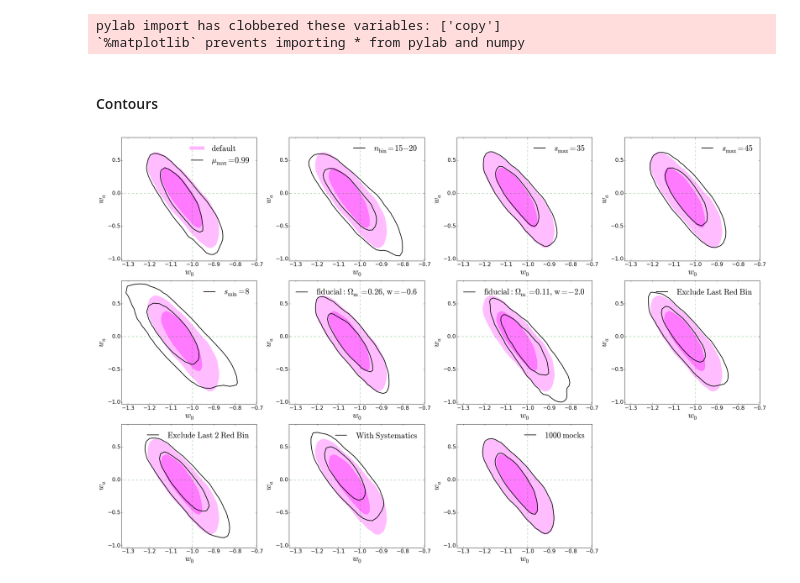
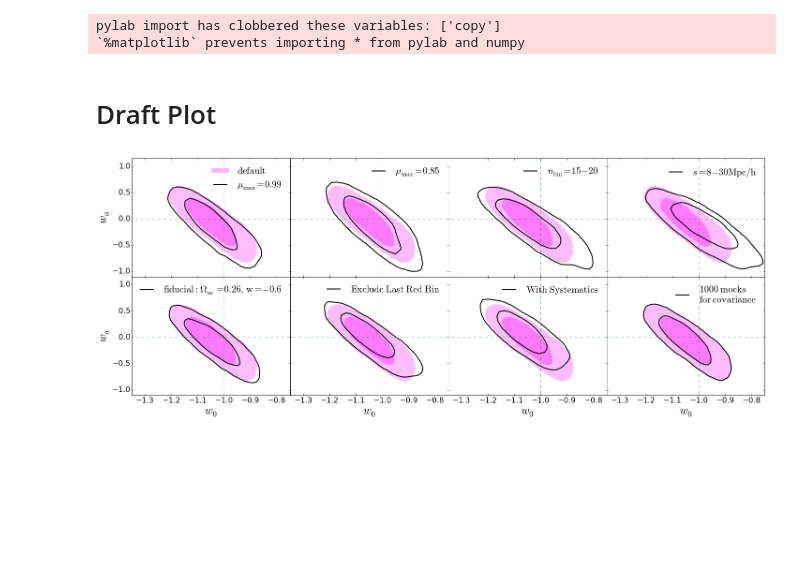
Before and after one commit to xiaodongli1986/2PCF_AP, a Jupyter notebook: 6.Plot_Contour_VIP_Tests.ipynb, the cells around one changed output. Cells and saved outputs as stored; diff of their text form; code cells hidden in the pictures; blank space fills up the shorter version.

```diff
--- a/6.Plot_Contour_VIP_Tests.ipynb
+++ b/6.Plot_Contour_VIP_Tests.ipynb
@@ -8,5 +9,3 @@ WARNING:
 Populating the interactive namespace from numpy and matplotlib
 pylab import has clobbered these variables: ['copy']
 `%matplotlib` prevents importing * from pylab and numpy
-# %% [markdown]
-#### Contours
@@ -58,3 +12,5 @@ suffix_label_list0 = [
+# %% [markdown]
+# Draft Plot
 # %%
 ip1 = 3; ip2 = 4; maxip = max(ip1,ip2); minip = min(ip1,ip2)
 
@@ -70,7 +26,7 @@ suffix_label_list = [
                 #['__base1omws_om0.2600_w-1.0000_mumax0.98','$\\rm \mu_{\\rm max}=0.98$'],
                 #['__base1omws_om0.2600_w-1.0000_mumax0.95','$\\rm \mu_{\\rm max}=0.95$'],
                 #['__base1omws_om0.2600_w-1.0000_mumax0.90','$\\rm \mu_{\\rm max}=0.90$'],
-                #['__base1omws_om0.2600_w-1.0000_mumax0.85','$\\rm \mu_{\\rm max}=0.85$'],
+                ['__base1omws_om0.2600_w-1.0000_mumax0.85','$\\rm \mu_{\\rm max}=0.85$'],
                 #['__base1omws_om0.2600_w-1.0000_mumax0.6','$\\rm \mu_{\\rm max}=0.60$'],
                 #['__base1omws_om0.2600_w-1.0000_mumax0.70','$\\rm \mu_{\\rm max}=0.70$'],
                 #['__base1omws_om0.2600_w-1.0000_mumax0.50','$\\rm \mu_{\\rm max}=0.50$'],
@@ -82,15 +38,17 @@ suffix_label_list = [
                 ##['__base1omws_om0.2600_w-1.0000_nbins30to35','$n_{\\rm bin}=30-35$'],
                 ##['__base1omws_om0.2600_w-1.0000_nbins35to40','$n_{\\rm bin}=35-40$'],
                 #['__base1omws_om0.2600_w-1.0000_smax30','$s_{\\rm max}=30$'],
-                ['__base1omws_om0.2600_w-1.0000_smax35','$s_{\\rm max}=35$'],
+                #['__base1omws_om0.2600_w-1.0000_smax35','$s_{\\rm max}=35$'],
                 #['__base1omws_om0.2600_w-1.0000_smax40','$s_{\\rm max}=40$'],
-                ['__base1omws_om0.2600_w-1.0000_smax45','$s_{\\rm max}=45$'],
+                #['__base1omws_om0.2600_w-1.0000_smax45','$s_{\\rm max}=45$'],
                 #['__base1omws_om0.2600_w-1.0000_smax50','$s_{\\rm max}=50$'],
                 #['__base1omws_om0.2600_w-1.0000_smin4_nbin15to20','$s_{\\rm min}=4,\ n_{\\rm bin}=15-20$'],
                 #['__base1omws_om0.2600_w-1.0000_smin5_nbin15to20','$s_{\\rm min}=5,\ n_{\\rm bin}=15-20$'],
                 #['__base1omws_om0.2600_w-1.0000_smin7_nbins20to25','$s_{\\rm min}=7,\ n_{\\rm bin}=20-25$'],
                 #['__base1omws_om0.2600_w-1.0000_smin8_nbin15to20','$s_{\\rm min}=8,\ n_{\\rm bin}=15-20$'],
-                ['__base1omws_om0.2600_w-1.0000_smin8_nbins20to25','$s_{\\rm min}=8$'],
+                #['__base1omws_om0.2600_w-1.0000_smin8_nbins20to25','$s_{\\rm min}=8$'],
+                ['__base1omws_om0.2600_w-1.0000_r8to30','$s=8-30 \\rm Mpc/h$'],
+                #['__base1omws_om0.2600_w-1.0000_smax50','$s=6-50 \\rm Mpc/h$'],
                 #['__base1omws_om0.2600_w-1.0000_smin10_nbin15to20','$s_{\\rm min}=10,\ n_{\\rm bin}=15-20$'],
                 #['__base1omws_om0.2600_w-1.0000_smin15_nbin15to20','$s_{\\rm min}=15,\ n_{\\rm bin}=15-20$'],
                 #['__base1omws_om0.3100_w-1.0000','$\\rm fiducial:\\ \Omega_m=0.31,\\ w=-1.0$'],
@@ -99,10 +57,10 @@ suffix_label_list = [
                 ['__base1omws_om0.2600_w-0.6000','$\\rm fiducial:\\ \Omega_m=0.26,\\ w=-0.6$'],
                 #['__base1omws_om0.3100_w-1.4000','$\\rm fiducial:\\ \Omega_m=0.31,\\ w=-1.4$'],
                 #['__base1omws_om0.3100_w-0.6000','$\\rm fiducial:\\ \Omega_m=0.31,\\ w=-0.6$'],
-                ['__base1omws_om0.1100_w-2.0000','$\\rm fiducial:\\ \Omega_m=0.11,\\ w=-2.0$'],
+                #['__base1omws_om0.1100_w-2.0000','$\\rm fiducial:\\ \Omega_m=0.11,\\ w=-2.0$'],
                 #['__base1omws_om0.2600_w-1.0000_nopolyfit','$\\rm No\\ Poly\\ Fit$'],
                 ['__base1omws_om0.2600_w-1.0000_ExcludeLastBin','$\\rm Exclude\\ Last\\ Red\\ Bin$'],
-                ['__base1omws_om0.2600_w-1.0000_ExcludeLastTwoBins','$\\rm Exclude\\ Last\\ 2\\ Red\\ Bin$'],
+                #['__base1omws_om0.2600_w-1.0000_ExcludeLastTwoBins','$\\rm Exclude\\ Last\\ 2\\ Red\\ Bin$'],
                 #['__base1omws_om0.2600_w-1.0000_ExcludeLastThreeBins','$\\rm Exclude\\ Last\\ 3\\ Red\\ Bin$'],
                 #['__base1omws_om0.2600_w-1.0000_ExcludeLastThreeBins_B','$\\rm Exclude\\ Last\\ 3\\ Red\\ Bin,B$'],
                 #['__base1omws_om0.2600_w-1.0000_RedBins23','$\\rm 2,3th\\ Red\\ Bins$'],
@@ -112,17 +70,17 @@ suffix_label_list = [
                 #['__base1omws_om0.2600_w-1.0000_RedBins5','$\\rm Red\\ Bin\\ 1,5$'],
                 #['__base1omws_om0.2600_w-1.0000_RedBins6','$\\rm Red\\ Bin\\ 1,6$'],
                 ['__base1omws_om0.2600_w-1.0000_NoSysCor','$\\rm With\\ Systematics$'],
-                ['__base1omws_om0.2600_w-1.0000_nmock1000','$\\rm 1000\ mocks$'],
+                ['__base1omws_om0.2600_w-1.0000_nmock1000','$\\rm 1000\ mocks$\n$\\rm for\\ covariance$'],
                 #['__base1omws_om0.2600_w-1.0000_nmock200','$\\rm 200\ mocks$'],
                 ]
 plot_single = False
 nplot = len(suffix_label_list);
 ncol = 4; nrow = int(nplot/(ncol+0.0)+0.99)
-fig0 = plt.figure(figsize=(ncol*7,nrow*6));
+fig0 = plt.figure(figsize=(ncol*5,nrow*4));
 iplot = 1
 for suffix_label in suffix_label_list:
     suffix, label = suffix_label
-    ax0 = fig0.add_subplot(nrow,ncol,iplot); iplot+=1
+    ax0 = fig0.add_subplot(nrow,ncol,iplot);
     if plot_single:
         fig1, ax1 = figax()
         axlist = [ax0, ax1]
@@ -158,35 +116,44 @@ for suffix_label in suffix_label_list:
     X = Xfromdata(np.loadtxt(file1+'_p'+str(ip1)+'.dat'))
     Y = Xfromdata(np.loadtxt(file1+'_p'+str(ip2)+'.dat'))
     cnt = np.loadtxt(file1+'_2D_'+str(ip2)+'_'+str(ip1)+'_cont')
     cnt = array([cnt[1], cnt[0]] )
     for ax in axlist:
         rlt = ax.contour(X,Y,pts,cnt,  colors=['k','k'], # alpha=0.87, labels=['Approximate 2pCF','Approximate 2pCF'],
                       linewidths=2, linestyles='-')
 
     for ax in axlist:
         #ax.plot([-100,-100],[-100,-100], c= [0,0.7,1], label='CMB+BAO+SN+$H_0$', lw=10)
         #ax.plot([-100,-100],[-100,-100], c= [1,0.7,1], label='CMB+BAO+SN+$H_0$+AP,\n'+label0, lw=10)
         #ax.plot([-100,-100],[-100,-100], c= 'k', label='CMB+BAO+SN+$H_0$+AP,\n'+label, lw=2)
-        if iplot == 2: ax.plot([-100,-100],[-100,-100], c= [1,0.7,1], label='$\\rm'+label0+'$', lw=10)
+        if iplot == 1: ax.plot([-100,-100],[-100,-100], c= [1,0.7,1], label='$\\rm'+label0+'$', lw=10)
         ax.plot([-100,-100],[-100,-100], c= 'k', label=label, lw=2)
-        ax.legend(frameon=False, fontsize=24)
+        ax.legend(frameon=False, fontsize=20)
         #ax.scatter([-1],[0], marker='+', linewidth=3, s=150, c='g')
         ax.plot([-2,2],[0,0], linewidth=0.5, ls='--', c='g')
         ax.plot([-1,-1],[-5,5], linewidth=0.5, ls='--', c='g')
         #ax.grid();
         ax.set_xlabel(Par1, fontsize=24)
         ax.set_ylabel(Par2, fontsize=24)
         #if ip1 ==3 and ip2 == 4: ax.set_xlim(-1.33, -0.55); ax.set_ylim(-1.6,0.7)
-        if ip1 ==3 and ip2 == 4: ax.set_xlim(-1.33, -0.7); ax.set_ylim(-1.03,0.85)
+        if ip1 ==3 and ip2 == 4: ax.set_xlim(-1.35, -0.75); ax.set_ylim(-1.10,1.15)
         if ip1 ==1 and ip2 == 3: ax.set_xlim(0.21, 0.41); ax.set_ylim(-1.33,-0.55)
         if ip1 ==1 and ip2 == 2: ax.set_xlim(0.21, 0.41); ax.set_ylim(0.655,0.723)
+        if iplot in [1,2,3,4]:
+            ax.set_xlabel('x',visible=False)
+            for xtick in ax.get_xticklabels():
+                xtick.set_visible(False)
+        if iplot in [2,3,4,6,7,8]:
+            ax.set_ylabel('y',visible=False)
+            for ytick in ax.get_yticklabels():
+                ytick.set_visible(False)
+    iplot += 1
     if plot_single:
         !mkdir -p ./Draft/fig_contours
         fig.savefig('./Draft/fig_contours/figCPL_b'+suffix+'.png', format='png')
     #fig.savefig('./Draft/fig_contours/figCPL_b'+suffix+'.'+figformat, format=figformat)
-fig0.tight_layout()
+fig0.tight_layout(h_pad=0, w_pad=0 )
 #fig0.savefig('./Draft/fig_con_tests_Par_'+str(ip1)+'_'+str(ip2)+'.png', format='png')
 fig0.savefig('./Draft/fig_con_tests.pdf', format='pdf')
 #fig0.savefig('./Draft/fig_con_tests_Par_'+str(ip1)+'_'+str(ip2)+'_simple.png', format='png')
 # %% [output]
-[figure, old version]
+[figure, new version]
```
Also changed, not shown: parts of 16 cells of this notebook, 6 other files.
